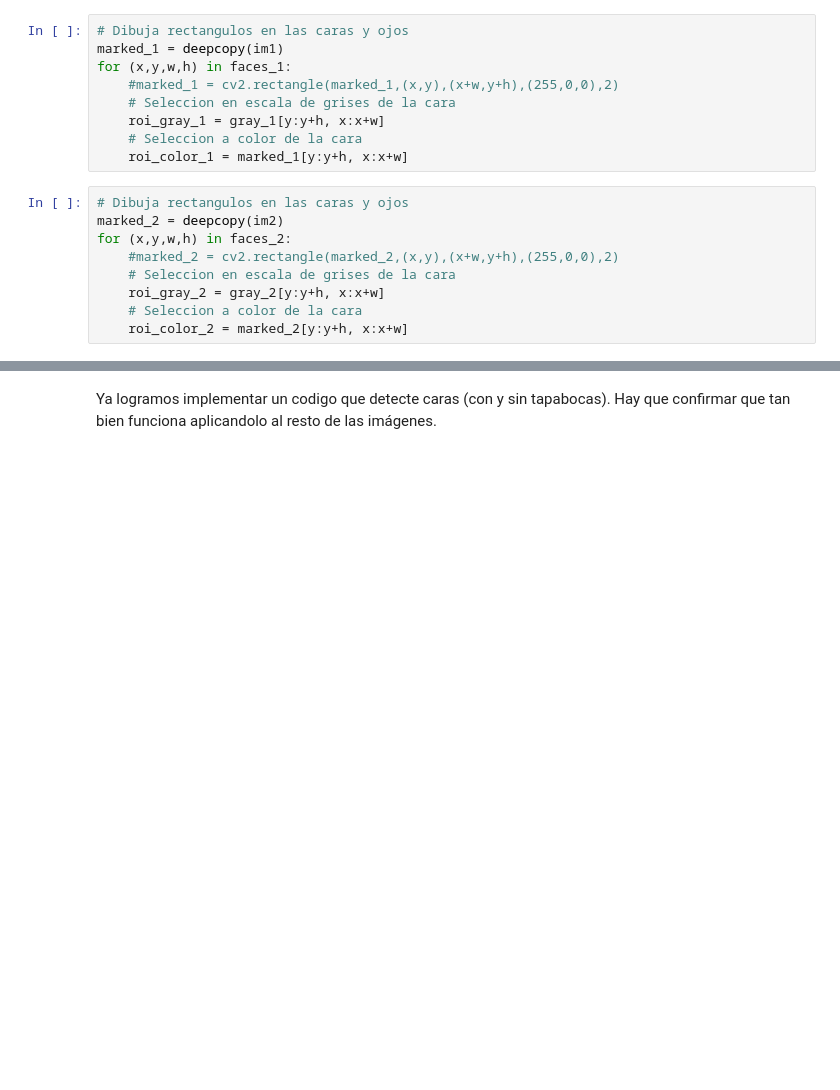
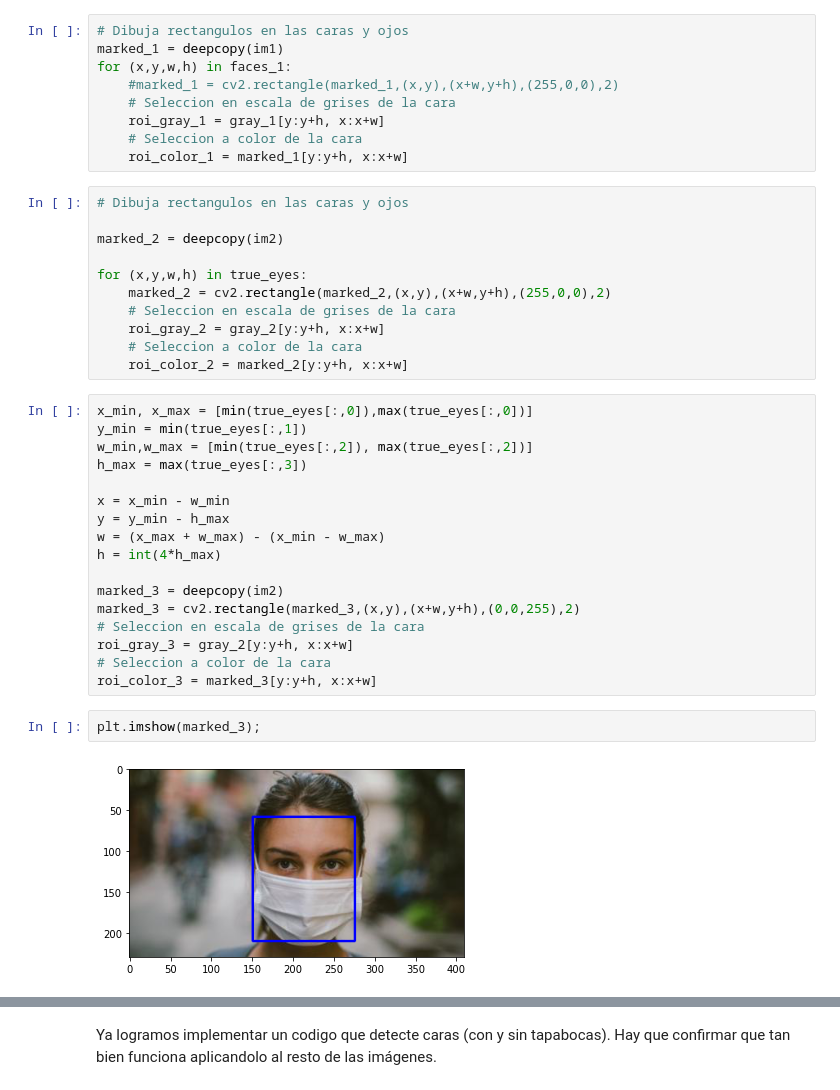
Before and after one commit to juanksRuiz/Vision_por_computador, a Jupyter notebook: Proyectos/Proyecto_3/Proyecto3_JuanCamiloRuiz.ipynb, the cells around one changed output, grey strips where cells are left out. Drawn from its saved outputs; the diff is of its cells as text; blank space fills up the shorter version.

```diff
--- a/Proyectos/Proyecto_3/Proyecto3_JuanCamiloRuiz.ipynb
+++ b/Proyectos/Proyecto_3/Proyecto3_JuanCamiloRuiz.ipynb
@@ -149,13 +263,36 @@ for (x,y,w,h) in faces_1:
     roi_color_1 = marked_1[y:y+h, x:x+w]
 # %%
 # Dibuja rectangulos en las caras y ojos
+
 marked_2 = deepcopy(im2)
-for (x,y,w,h) in faces_2:
-    #marked_2 = cv2.rectangle(marked_2,(x,y),(x+w,y+h),(255,0,0),2)
+
+for (x,y,w,h) in true_eyes:
+    marked_2 = cv2.rectangle(marked_2,(x,y),(x+w,y+h),(255,0,0),2)
     # Seleccion en escala de grises de la cara
     roi_gray_2 = gray_2[y:y+h, x:x+w]
     # Seleccion a color de la cara
     roi_color_2 = marked_2[y:y+h, x:x+w]
+# %%
+x_min, x_max = [min(true_eyes[:,0]),max(true_eyes[:,0])]
+y_min = min(true_eyes[:,1])
+w_min,w_max = [min(true_eyes[:,2]), max(true_eyes[:,2])]
+h_max = max(true_eyes[:,3])
+
+x = x_min - w_min
+y = y_min - h_max
+w = (x_max + w_max) - (x_min - w_max)
+h = int(4*h_max)
+
+marked_3 = deepcopy(im2)
+marked_3 = cv2.rectangle(marked_3,(x,y),(x+w,y+h),(0,0,255),2)
+# Seleccion en escala de grises de la cara
+roi_gray_3 = gray_2[y:y+h, x:x+w]
+# Seleccion a color de la cara
+roi_color_3 = marked_3[y:y+h, x:x+w]
+# %%
+plt.imshow(marked_3);
+# %% [output]
+[figure, added]
 # %%
 fig, ax = plt.subplots(2,2,figsize=(7,7))
 
```
Also changed, not shown: parts of 20 cells of this notebook, 1 other file.
